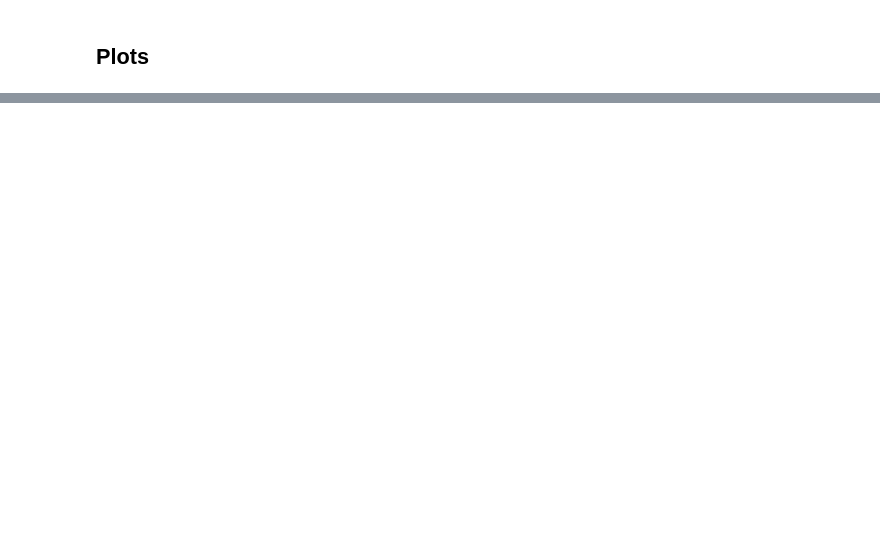
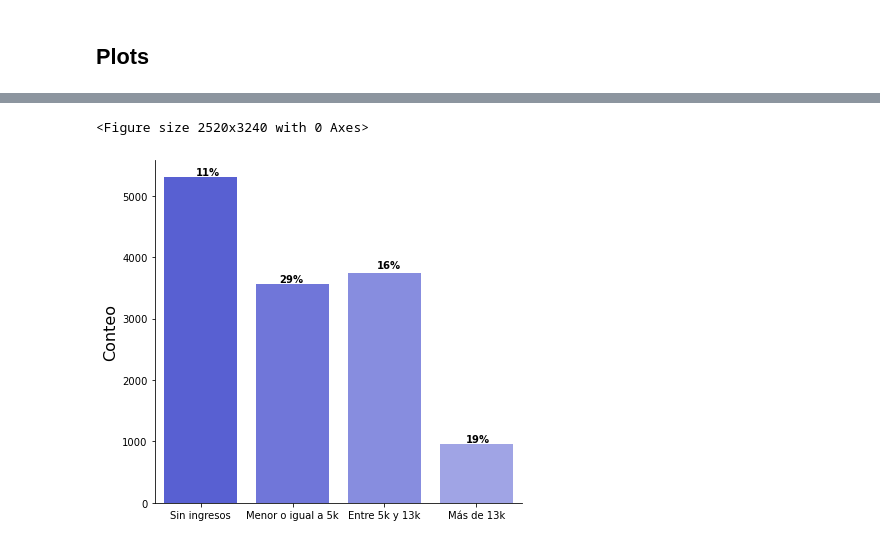
Before and after one commit to JuanPalms/Client-profiling, a Jupyter notebook: EDA:ENIF 2021.ipynb, the cells around one changed output, grey strips where cells are left out. Drawn from its saved outputs; the diff is of its cells as text; code cells hidden in the pictures; blank space fills up the shorter version.

```diff
--- a/EDA:ENIF 2021.ipynb
+++ b/EDA:ENIF 2021.ipynb
@@ -182,0 +570,21 @@ https://www.youtube.com/watch?v=lnks1IcoHUo&t=108s
+# %%
+plt.figure(figsize=(35, 45))
+#orden_amai=['E','D','D+', 'C-', 'C', 'C+',  'A/B' ]
+graf_amai=sns.catplot(x='niv_ingresos',data=ENIF_Demos, kind='count',palette=paleta_blue_deg, height=5.5,
+                      aspect=1.1)
+plt.xlabel('', fontsize=18)
+plt.ylabel('Conteo', fontsize=16)
+plt.annotate('11%',
+            xy=(100, 352), xycoords='figure points',weight="bold")
+plt.annotate('29%',
+            xy=(183, 245), xycoords='figure points',weight="bold")
+plt.annotate('16%',
+            xy=(281, 259), xycoords='figure points',weight="bold")
+plt.annotate('19%',
+            xy=(370, 85), xycoords='figure points',weight="bold")
+
+
+graf_amai.savefig('Results/Graphs/Ingresos.png');
+# %% [output]
+<Figure size 2520x3240 with 0 Axes>
+[figure, added]
```
Also changed, not shown: parts of 98 cells of this notebook, 2 other files.
